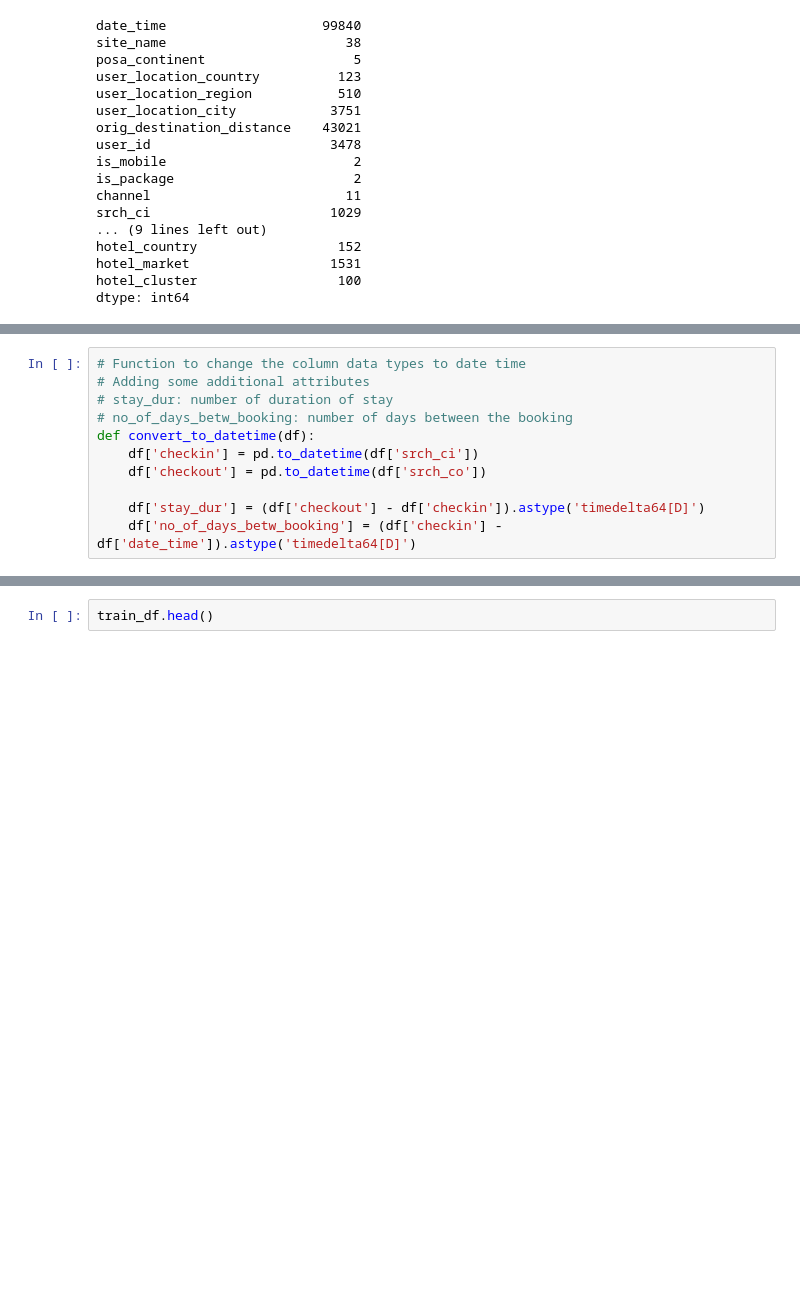
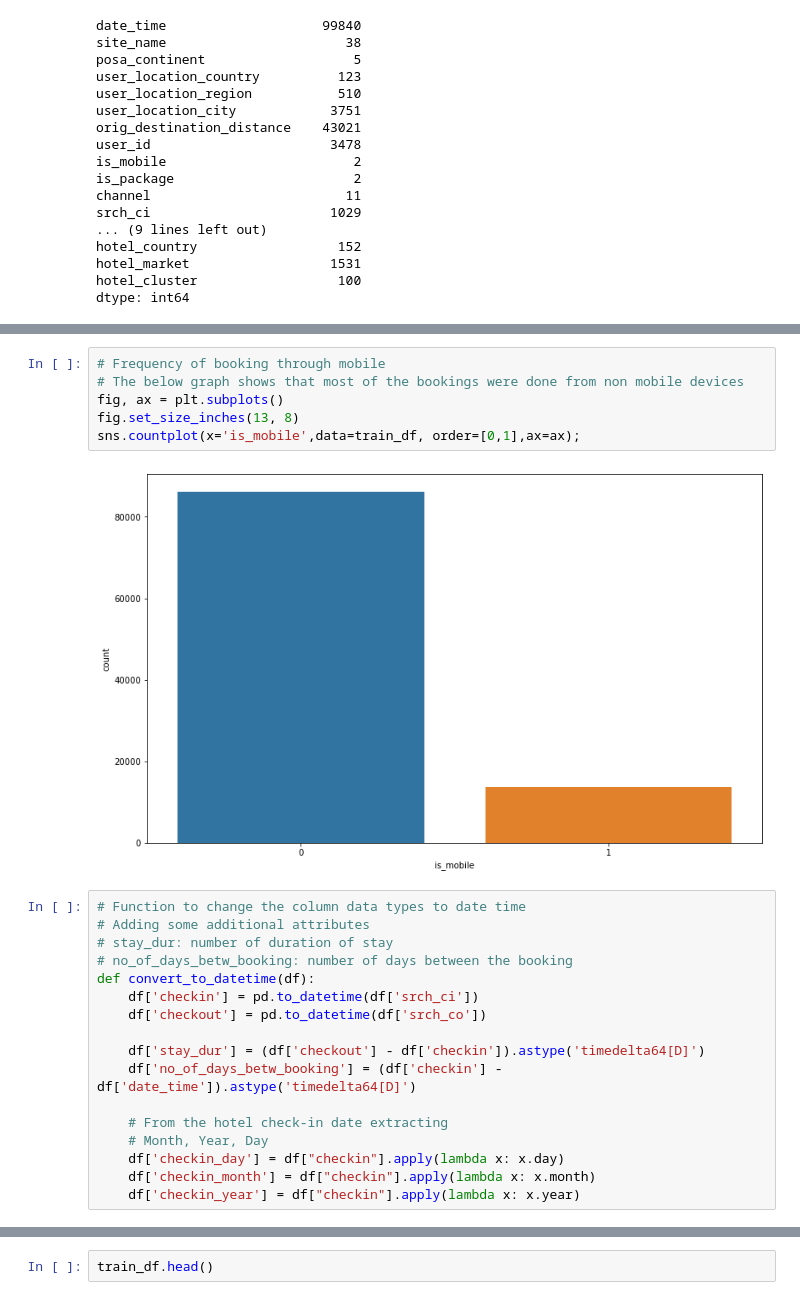
Before and after one commit to samantoz/bu_dsc, a Jupyter notebook: notebooks/DSC630/assign_5.2.ipynb, the cells around one changed output, grey strips where cells are left out. Cells and saved outputs as stored; diff of their text form; blank space fills up the shorter version.

```diff
--- a/notebooks/DSC630/assign_5.2.ipynb
+++ b/notebooks/DSC630/assign_5.2.ipynb
@@ -243,3 +269,11 @@ dtype: int64
+# %%
+# Frequency of booking through mobile
+# The below graph shows that most of the bookings were done from non mobile devices
+fig, ax = plt.subplots()
+fig.set_size_inches(13, 8)
+sns.countplot(x='is_mobile',data=train_df, order=[0,1],ax=ax);
+# %% [output]
+[figure, added]
 # %%
 # Function to change the column data types to date time
 # Adding some additional attributes
@@ -251,6 +285,12 @@ def convert_to_datetime(df):
 
     df['stay_dur'] = (df['checkout'] - df['checkin']).astype('timedelta64[D]')
     df['no_of_days_betw_booking'] = (df['checkin'] - df['date_time']).astype('timedelta64[D]')
+
+    # From the hotel check-in date extracting
+    # Month, Year, Day
+    df['checkin_day'] = df["checkin"].apply(lambda x: x.day)
+    df['checkin_month'] = df["checkin"].apply(lambda x: x.month)
+    df['checkin_year'] = df["checkin"].apply(lambda x: x.year)
 # %%
 # Calling the function and passing the dataframe
 
```
Also changed, not shown: parts of 9 cells of this notebook.
